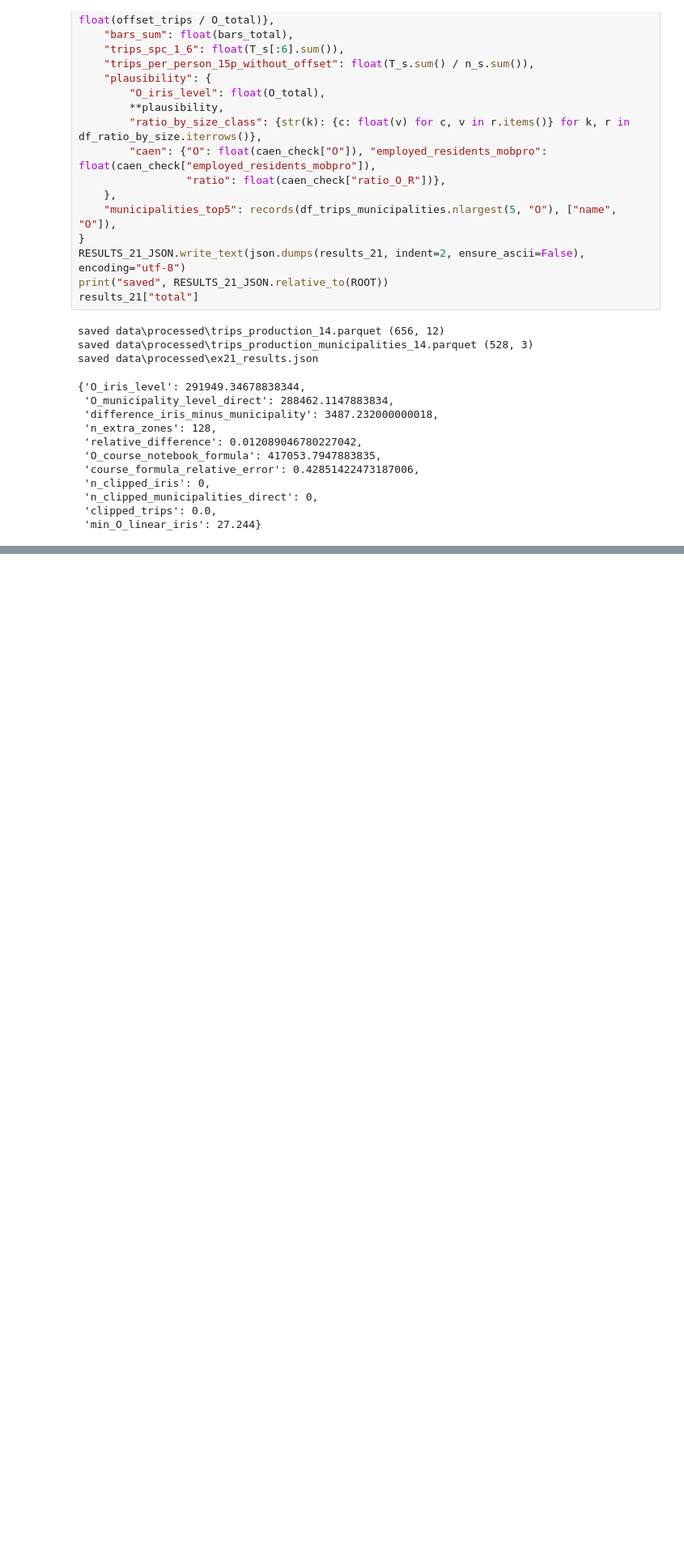
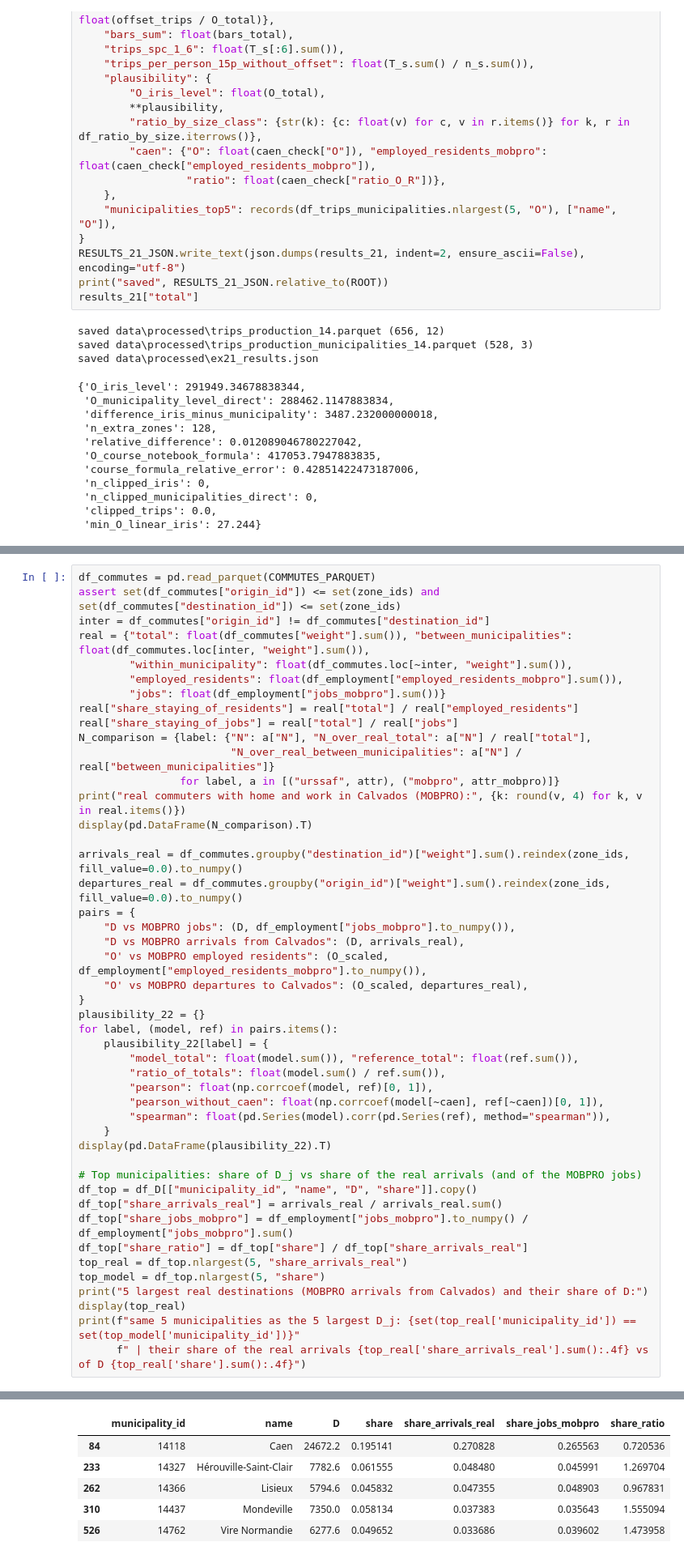
Before and after one commit to ek-popkova/uge-large-scale-models, a Jupyter notebook: notebooks/ex21_22_trip_production_attraction.ipynb, the cells around one changed output, grey strips where cells are left out. Shown at 81% size. Saved outputs shown, nothing was run; the diff lists cells and outputs as text; blank space fills up the shorter version.

```diff
--- a/notebooks/ex21_22_trip_production_attraction.ipynb
+++ b/notebooks/ex21_22_trip_production_attraction.ipynb
@@ -838,0 +1150,47 @@ Scale `O'_i = N * O_i / sum O` so that `O.sum() == D.sum() == N`, build the muni
+# %%
+df_commutes = pd.read_parquet(COMMUTES_PARQUET)
+assert set(df_commutes["origin_id"]) <= set(zone_ids) and set(df_commutes["destination_id"]) <= set(zone_ids)
+inter = df_commutes["origin_id"] != df_commutes["destination_id"]
+real = {"total": float(df_commutes["weight"].sum()), "between_municipalities": float(df_commutes.loc[inter, "weight"].sum()),
+        "within_municipality": float(df_commutes.loc[~inter, "weight"].sum()),
+        "employed_residents": float(df_employment["employed_residents_mobpro"].sum()),
+        "jobs": float(df_employment["jobs_mobpro"].sum())}
+real["share_staying_of_residents"] = real["total"] / real["employed_residents"]
+real["share_staying_of_jobs"] = real["total"] / real["jobs"]
+N_comparison = {label: {"N": a["N"], "N_over_real_total": a["N"] / real["total"],
+                        "N_over_real_between_municipalities": a["N"] / real["between_municipalities"]}
+                for label, a in [("urssaf", attr), ("mobpro", attr_mobpro)]}
+print("real commuters with home and work in Calvados (MOBPRO):", {k: round(v, 4) for k, v in real.items()})
+display(pd.DataFrame(N_comparison).T)
+
+arrivals_real = df_commutes.groupby("destination_id")["weight"].sum().reindex(zone_ids, fill_value=0.0).to_numpy()
+departures_real = df_commutes.groupby("origin_id")["weight"].sum().reindex(zone_ids, fill_value=0.0).to_numpy()
+pairs = {
+    "D vs MOBPRO jobs": (D, df_employment["jobs_mobpro"].to_numpy()),
+    "D vs MOBPRO arrivals from Calvados": (D, arrivals_real),
+    "O' vs MOBPRO employed residents": (O_scaled, df_employment["employed_residents_mobpro"].to_numpy()),
+    "O' vs MOBPRO departures to Calvados": (O_scaled, departures_real),
+}
+plausibility_22 = {}
+for label, (model, ref) in pairs.items():
+    plausibility_22[label] = {
+        "model_total": float(model.sum()), "reference_total": float(ref.sum()),
+        "ratio_of_totals": float(model.sum() / ref.sum()),
+        "pearson": float(np.corrcoef(model, ref)[0, 1]),
+        "pearson_without_caen": float(np.corrcoef(model[~caen], ref[~caen])[0, 1]),
+        "spearman": float(pd.Series(model).corr(pd.Series(ref), method="spearman")),
+    }
+display(pd.DataFrame(plausibility_22).T)
+
+# Top municipalities: share of D_j vs share of the real arrivals (and of the MOBPRO jobs)
+df_top = df_D[["municipality_id", "name", "D", "share"]].copy()
+df_top["share_arrivals_real"] = arrivals_real / arrivals_real.sum()
+df_top["share_jobs_mobpro"] = df_employment["jobs_mobpro"].to_numpy() / df_employment["jobs_mobpro"].sum()
+df_top["share_ratio"] = df_top["share"] / df_top["share_arrivals_real"]
+top_real = df_top.nlargest(5, "share_arrivals_real")
+top_model = df_top.nlargest(5, "share")
+print("5 largest real destinations (MOBPRO arrivals from Calvados) and their share of D:")
+display(top_real)
+print(f"same 5 municipalities as the 5 largest D_j: {set(top_real['municipality_id']) == set(top_model['municipality_id'])}"
+      f" | their share of the real arrivals {top_real['share_arrivals_real'].sum():.4f} vs of D {top_real['share'].sum():.4f}")
+# %% [output]
@@ -838,0 +1207,6 @@ Scale `O'_i = N * O_i / sum O` so that `O.sum() == D.sum() == N`, build the muni
+|  | municipality_id | name | D | share | share_arrivals_real | share_jobs_mobpro | share_ratio |
+| 84 | 14118 | Caen | 24672.2 | 0.195141 | 0.270828 | 0.265563 | 0.720536 |
+| 233 | 14327 | Hérouville-Saint-Clair | 7782.6 | 0.061555 | 0.048480 | 0.045991 | 1.269704 |
+| 262 | 14366 | Lisieux | 5794.6 | 0.045832 | 0.047355 | 0.048903 | 0.967831 |
+| 310 | 14437 | Mondeville | 7350.0 | 0.058134 | 0.037383 | 0.035643 | 1.555094 |
+| 526 | 14762 | Vire Normandie | 6277.6 | 0.049652 | 0.033686 | 0.039602 | 1.473958 |
```
Also changed, not shown: parts of 27 cells of this notebook, 5 other files.
